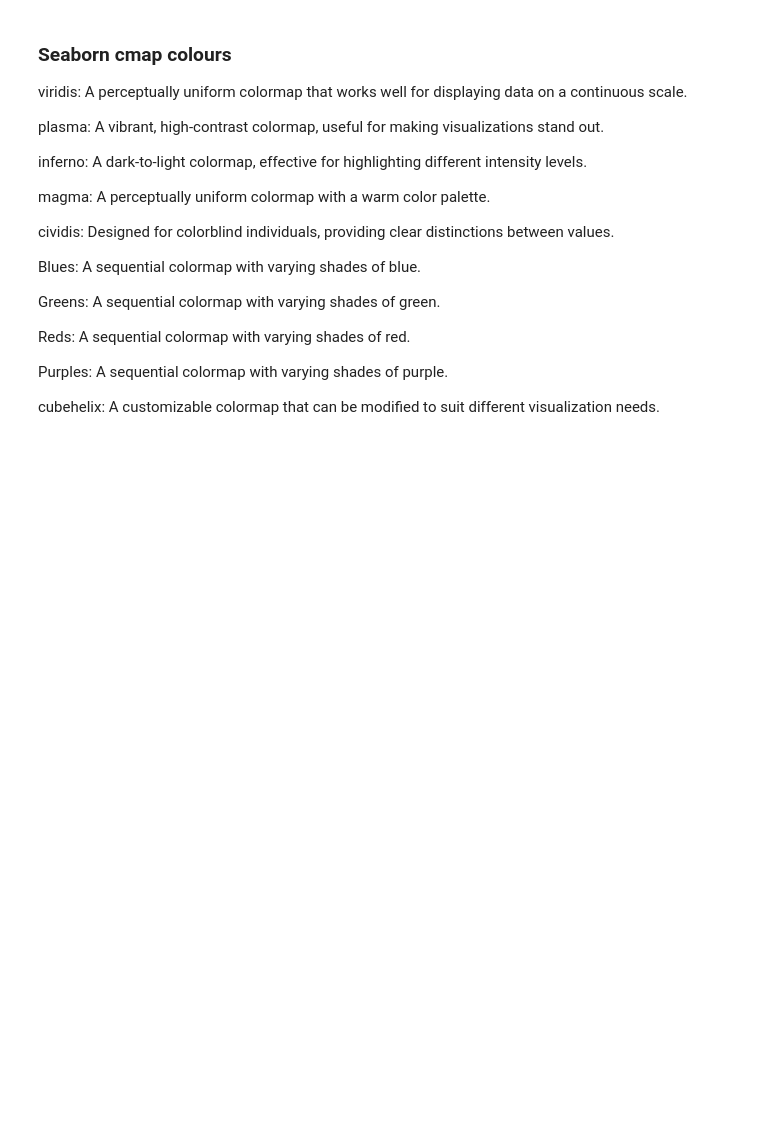
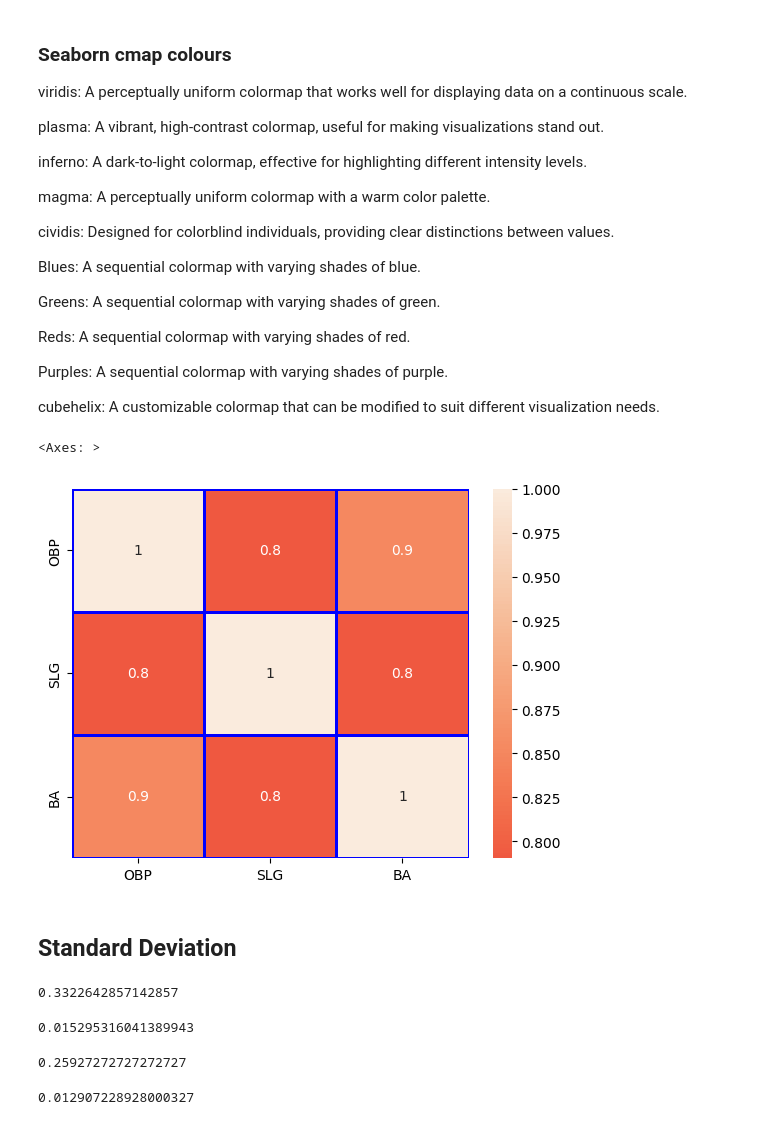
Before and after one commit to Nimira43/Business-Data-Analytics-Intelligence, a Jupyter notebook: Basic_Statistics.ipynb, the cells around one changed output. Cells and saved outputs as stored; diff of their text form; code cells hidden in the pictures; blank space fills up the shorter version.

Commit message:
Standard Deviation. Comparing the SD with the mean for OOBP and BA.

```diff
--- a/Basic_Statistics.ipynb
+++ b/Basic_Statistics.ipynb
@@ -274,3 +274,31 @@ Reds: A sequential colormap with varying shades of red.
 Purples: A sequential colormap with varying shades of purple.
 
 cubehelix: A customizable colormap that can be modified to suit different visualization needs.
+# %%
+# Alternative solution
+sns.heatmap(data = df_correlation2.corr(),
+            annot = True,
+            fmt = '.1g',
+            center = 0.7,
+            cmap = 'rocket',
+            linewidth = 2,
+            linecolor = 'blue')
+# %% [output]
+<Axes: >
+[figure, added]
+# %% [markdown]
+## Standard Deviation
+# %%
+#Standard Deviation - using the Opponent On-Base Percentage (OOBP)
+print(df.OOBP.mean())
+df.OOBP.std()
+# %% [output]
+0.3322642857142857
+0.015295316041389943
+# %%
+#Standard Deviation - using the Batting Average (Batting Average)
+print(df.BA.mean())
+df.BA.std()
+# %% [output]
+0.25927272727272727
+0.012907228928000327
```
